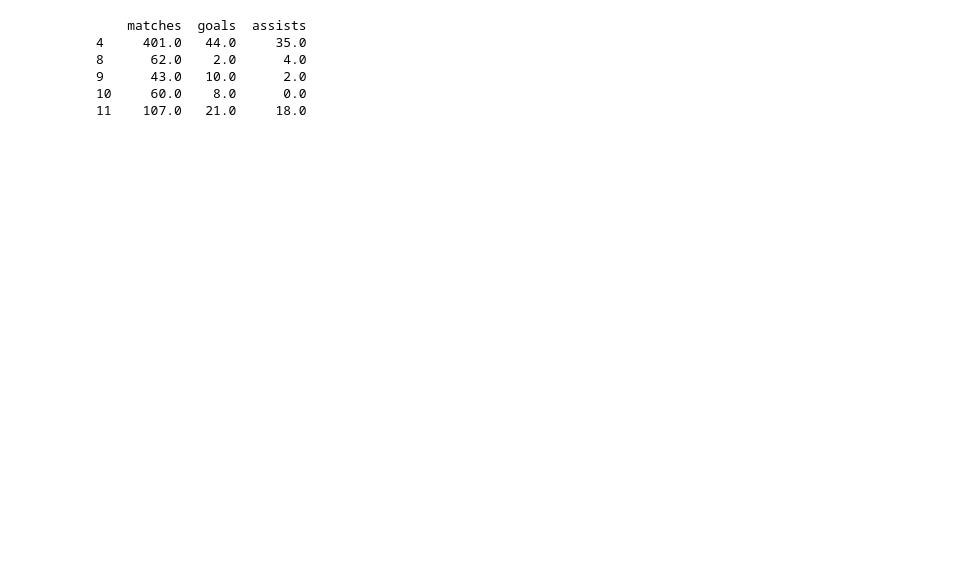
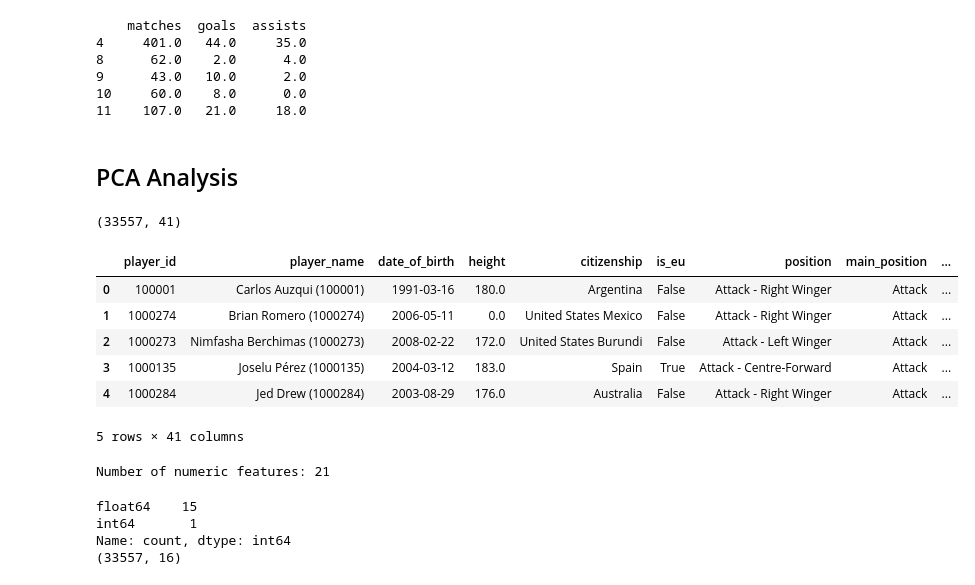
Before and after one commit to LucreziaSalerno/ML-Group-M, a Jupyter notebook: notebooks/data_loading.ipynb, the cells around one changed output. Cells and saved outputs as stored; diff of their text form; code cells hidden in the pictures; blank space fills up the shorter version.

```diff
--- a/notebooks/data_loading.ipynb
+++ b/notebooks/data_loading.ipynb
@@ -286,3 +272,25 @@ print(df[['matches','goals','assists']].head())
 9      43.0   10.0      2.0
 10     60.0    8.0      0.0
 11    107.0   21.0     18.0
+# %% [markdown]
+## PCA Analysis
+# %%
+df = pd.read_csv("player_valuation_dataset.csv")
+
+print(df.shape)
+df.head()
+# %% [output]
+(33557, 41)
+|  | player_id | player_name | date_of_birth | height | citizenship | is_eu | position | main_position | ... |
+| 0 | 100001 | Carlos Auzqui (100001) | 1991-03-16 | 180.0 | Argentina | False | Attack - Right Winger | Attack | ... |
+| 1 | 1000274 | Brian Romero (1000274) | 2006-05-11 | 0.0 | United States Mexico | False | Attack - Right Winger | Attack | ... |
+| 2 | 1000273 | Nimfasha Berchimas (1000273) | 2008-02-22 | 172.0 | United States Burundi | False | Attack - Left Winger | Attack | ... |
+| 3 | 1000135 | Joselu Pérez (1000135) | 2004-03-12 | 183.0 | Spain | True | Attack - Centre-Forward | Attack | ... |
+| 4 | 1000284 | Jed Drew (1000284) | 2003-08-29 | 176.0 | Australia | False | Attack - Right Winger | Attack | ... |
+5 rows × 41 columns
+# %%
+numeric_df = df.select_dtypes(include=[np.number]).copy()
+
+print("Number of numeric features:", numeric_df.shape[1])
+# %% [output]
+Number of numeric features: 21
@@ -288,0 +312,16 @@ print(df[['matches','goals','assists']].head())
+# %%
+# Keep only true numeric columns
+X = X.select_dtypes(include=[np.number]).copy()
+
+# Replace inf values with NaN, then fill
+X = X.replace([np.inf, -np.inf], np.nan)
+X = X.fillna(0)
+
+# check data types
+print(X.dtypes.value_counts())
+print(X.shape)
+# %% [output]
+float64    15
+int64       1
+Name: count, dtype: int64
+(33557, 16)
```
Also changed, not shown: parts of 17 cells of this notebook, 2 other files.
